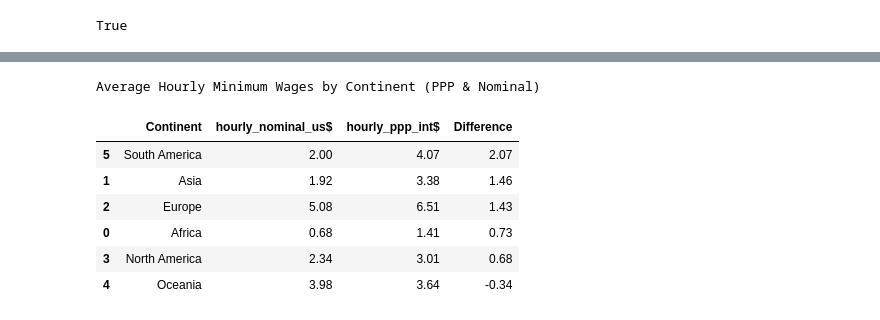
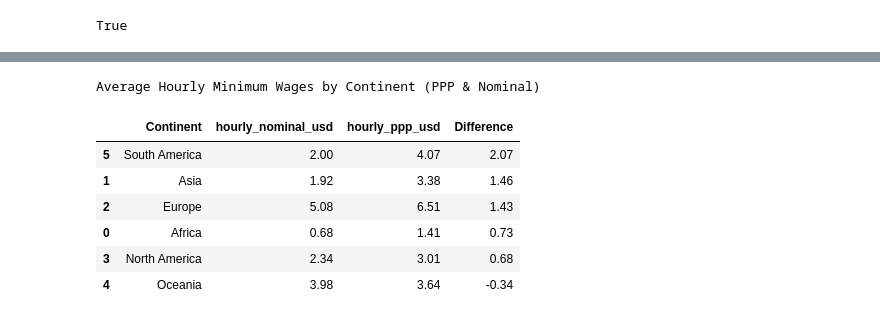
Before and after one commit to ira235/Minimum-Wage-Analysis, a Jupyter notebook: Copy_of_Minimum_Wage_Analysis.ipynb, the cells around one changed output, grey strips where cells are left out. Drawn from its saved outputs; the diff is of its cells as text; code cells hidden in the pictures.

```diff
--- a/Copy_of_Minimum_Wage_Analysis.ipynb
+++ b/Copy_of_Minimum_Wage_Analysis.ipynb
@@ -68,18 +83,18 @@ df.columns = (
 # %%
 # Rename for clarity
 df = df.rename(columns={
-    'annual-nominal_us$': 'annual_nominal_usd',
-    'annual-ppp_int$': 'annual_ppp_usd',
-    'hourly-nominal_us$': 'hourly_nominal_usd',
-    'hourly-ppp_int$': 'hourly_ppp_usd'
+    'annual_nominal_us$': 'annual_nominal_usd',
+    'annual_ppp_int$': 'annual_ppp_usd',
+    'hourly_nominal_us$': 'hourly_nominal_usd',
+    'hourly_ppp_int$': 'hourly_ppp_usd'
 })
 # %%
 # Convert wage columns to numeric
 wage_columns = [
-    'annual_nominal_us$',
-    'annual_ppp_int$',
-    'hourly_nominal_us$',
-    'hourly_ppp_int$'
+    'annual_nominal_usd',
+    'annual_ppp_usd',
+    'hourly_nominal_usd',
+    'hourly_ppp_usd'
 ]
 
 for col in wage_columns:
@@ -121,2 +107,0 @@ df[['hourly_nominal_us$', 'hourly_ppp_int$','country']].describe().round(2)
-# %%
-df['ppp_ratio'] = df['hourly_ppp_int$'] / df['hourly_nominal_us$']
@@ -167,15 +230,15 @@ lowest_ppp
 # %%
-#Continent Analysis (Noshin Rahman)
+#Continent Analysis
 #Group by continent and calculate average PPP and nominal wages
-avg_wages_by_continent = df.groupby('Continent')[['hourly_nominal_us$', 'hourly_ppp_int$']].mean().reset_index()
-avg_wages_by_continent['Difference'] = avg_wages_by_continent['hourly_ppp_int$'] - avg_wages_by_continent['hourly_nominal_us$']
+avg_wages_by_continent = df.groupby('Continent')[['hourly_nominal_usd', 'hourly_ppp_usd',]].mean().reset_index()
+avg_wages_by_continent['Difference'] = avg_wages_by_continent['hourly_ppp_usd'] - avg_wages_by_continent['hourly_nominal_usd']
 avg_wages_by_continent = avg_wages_by_continent.round(2)
 avg_wages_by_continent = avg_wages_by_continent.sort_values(by='Difference', ascending=False)
 print("Average Hourly Minimum Wages by Continent (PPP & Nominal)")
 display(avg_wages_by_continent)
 # %% [output]
 Average Hourly Minimum Wages by Continent (PPP & Nominal)
-|  | Continent | hourly_nominal_us$ | hourly_ppp_int$ | Difference |
+|  | Continent | hourly_nominal_usd | hourly_ppp_usd | Difference |
 | 5 | South America | 2.00 | 4.07 | 2.07 |
 | 1 | Asia | 1.92 | 3.38 | 1.46 |
 | 2 | Europe | 5.08 | 6.51 | 1.43 |
```
Also changed, not shown: parts of 22 cells of this notebook.
